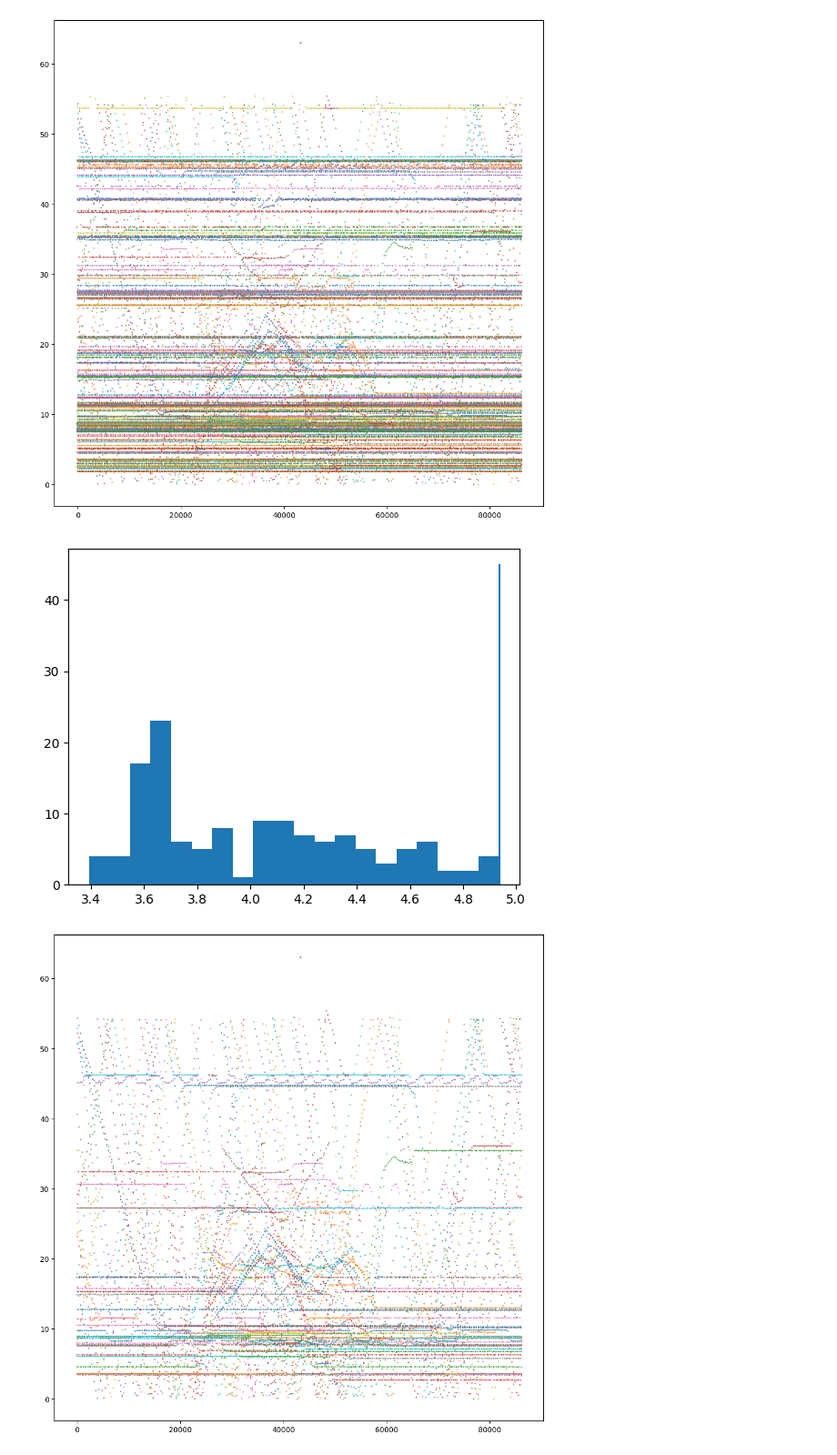
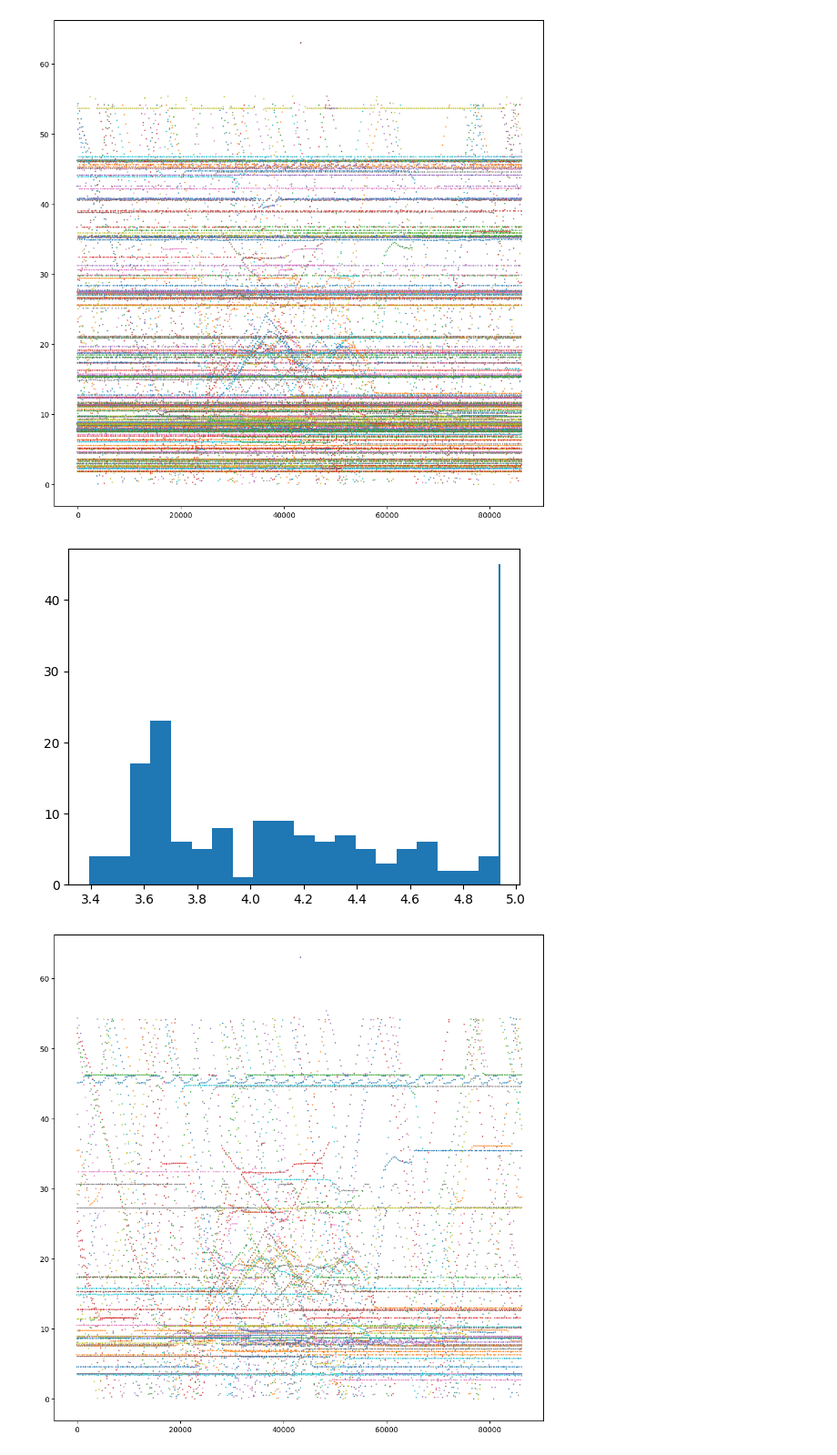
Before and after one commit to asgermik/AIS_project, a Jupyter notebook: Trials/Oresund_distance_calc.ipynb, the cells around one changed output. Shown at 91% size. Saved outputs shown, nothing was run; the diff lists cells and outputs as text; code cells hidden in the pictures.

```diff
--- a/Trials/Oresund_distance_calc.ipynb
+++ b/Trials/Oresund_distance_calc.ipynb
@@ -140,25 +140,25 @@ for MMSI, color in zip(data['MMSI'].unique(), color_cycle):
 # %%
 data_filter = pd.DataFrame(columns=data.columns)
 means = []
 for MMSI in data['MMSI'].unique():
     data_MMSI = data[data['MMSI']==MMSI]
     abs_dist, time = data_MMSI['Abs Distance'].values, data_MMSI['Time'].values
     abs_speed = np.abs(abs_dist[1:]-abs_dist[:-1])/(time[1:] - time[:-1])
     trial = np.mean(abs_dist)/np.mean(abs_speed)
     if trial != np.inf and trial < 24*60*60:
         means.append(trial)
         data_filter = pd.concat((data_filter, data_MMSI), ignore_index=True)
 
 plt.figure()
 plt.hist(np.log10(np.array(means)), bins=20)
 plt.vlines(np.log10(24*60*60), 0, 45)
 plt.figure(figsize=(12, 12))
 
 color_cycle = itertools.cycle(colors.TABLEAU_COLORS)
 
-for MMSI, color in zip(data['MMSI'].unique(), color_cycle):
+for MMSI, color in zip(data_filter['MMSI'].unique(), color_cycle):
     data_MMSI = data_filter[data_filter['MMSI'] == MMSI]
     plt.scatter(data_MMSI['Time'], data_MMSI['Abs Distance'], color=color, s=.5)
 # %% [output]
 [figure]
-[figure, old version]
+[figure, new version]
```
Also changed, not shown: parts of 4 cells of this notebook, 3 other files.
